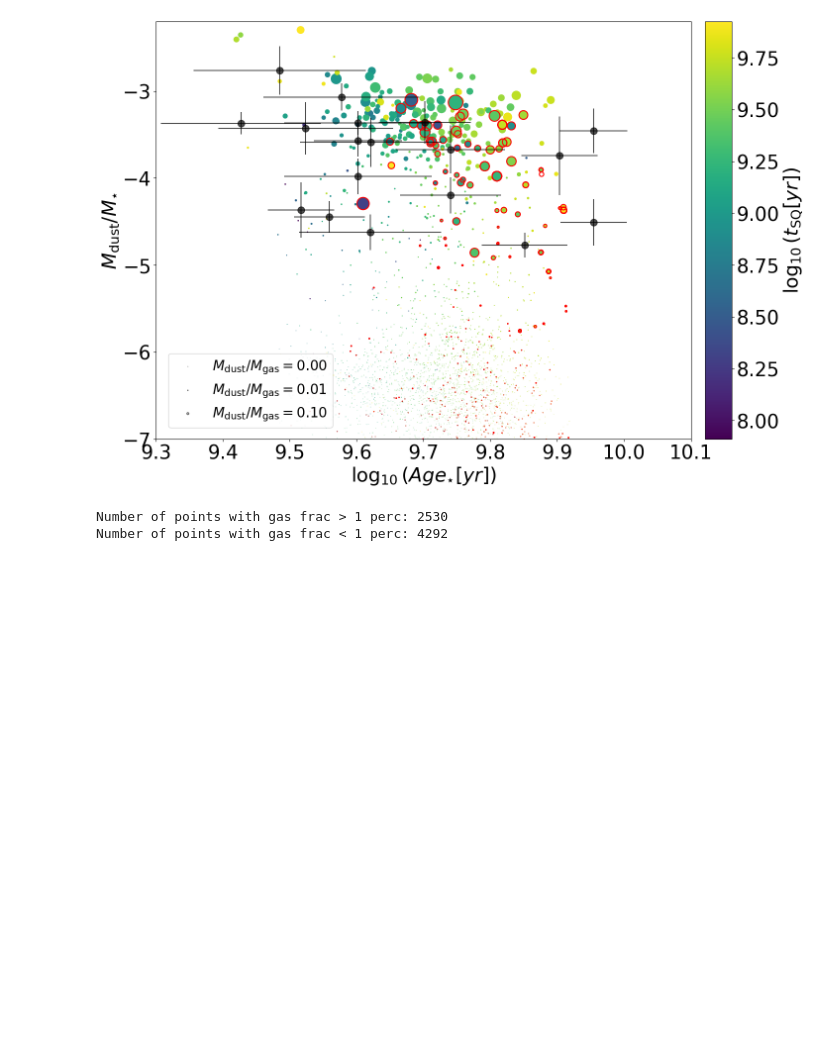
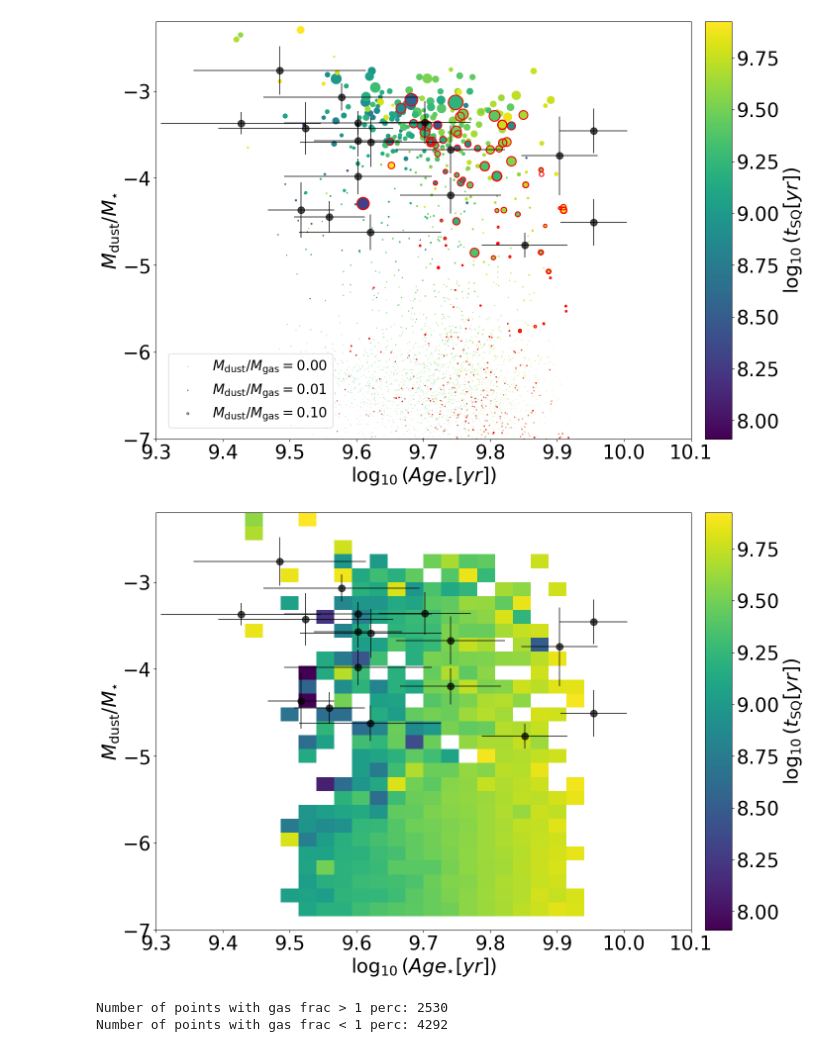
Before and after one commit to GiulianoLo/analize_simba_cgm, a Jupyter notebook: find_quenchers_fro_almac11.ipynb, the cells around one changed output. Saved outputs shown, nothing was run; the diff lists cells and outputs as text; code cells hidden in the pictures; blank space fills up the shorter version.

Commit message:
found plot for paper

```diff
--- a/find_quenchers_fro_almac11.ipynb
+++ b/find_quenchers_fro_almac11.ipynb
@@ -431,6 +431,86 @@ plt.savefig(os.path.join(sv.get_filetype_path('plot'), 'dust_age_relation_tsq_03
 Number of points with gas frac > 1 perc: 2530
 Number of points with gas frac < 1 perc: 4292
 [figure]
+# %%
+import matplotlib.pyplot as plt
+import matplotlib.gridspec as gridspec
+import numpy as np
+import os
+from astropy.io import fits
+
+# Calculate necessary quantities
+age = np.log10(sfr['mass_weighted_ages'][indx,:]*1e9)
+dust = sfr['dust_masses'][indx,:] / sfr['stellar_masses'][indx,:]
+gas = sfr['H2_masses'][indx,:] / sfr['stellar_masses'][indx,:]
+
+# Prepare data
+x = age[filtid]
+y = np.log10(dust[filtid])
+c = np.log10(tsq)
+
+# Bin edges
+xedges = np.linspace(9.3, 10.1, 30)
+yedges = np.linspace(-7, -2.2, 30)
+
+# Digitize x and y
+x_bin = np.digitize(x, xedges)
+y_bin = np.digitize(y, yedges)
+
+# 2D array to store average c in each bin
+heatmap = np.full((len(xedges), len(yedges)), np.nan)
+
+# Fill heatmap
+for i in range(1, len(xedges)):
+    for j in range(1, len(yedges)):
+        mask = (x_bin == i) & (y_bin == j)
+        if np.any(mask):
+            heatmap[i, j] = np.nanmedian(c[mask])
+
+# Set up the figure
+fig = plt.figure(figsize=(15, 15))
+gs = gridspec.GridSpec(3, 2, width_ratios=[4, 0.2], height_ratios=[0.3, 1, 4],
+                       wspace=0.05, hspace=0.05)
+
+ax_main = fig.add_subplot(gs[2, 0])
+
+# Show heatmap
+im = ax_main.imshow(
+    heatmap.T,
+    origin='lower',
+    extent=[xedges[0], xedges[-1], yedges[0], yedges[-1]],
+    aspect='auto',
+    cmap='viridis'
+)
+
+# Labels and limits
+ax_main.set_xlabel(r'$\log_{10}(Age_{\star} [yr])$')
+ax_main.set_ylabel(r'$M_{\rm dust}/M_{\star}$')
+ax_main.set_xlim(9.3, 10.1)
+ax_main.set_ylim(-7, -2.2)
+
+# Colorbar
+ax_cbar = fig.add_subplot(gs[2, 1])
+cbar = plt.colorbar(im, cax=ax_cbar, orientation='vertical')
+cbar.set_label(r'$\log_{10}(t_{\rm SQ}  [yr])$')
+
+# Add observational data
+mygals = '/home/lorenzong/ALMA_C11/ALMAC11_sed_ism_modeling_results.fits'
+with fits.open(mygals) as hdul:
+    hdu = hdul[1].data
+    oage = hdu['Age(log/yr)']
+    oage_e = hdu['Age(log/yr)_err']
+    odust = hdu['log(Dust_Fraction)']
+    odust_e = hdu['log(Dust_Fraction)_err']
+
+ax_main.errorbar(oage, odust,
+                 xerr=oage_e, yerr=odust_e,
+                 fmt='o', color='black', markersize=10,
+                 label='Observed Galaxies', alpha=0.7)
+
+# Save plot
+plt.savefig(os.path.join(sv.get_filetype_path('plot'), 'dust_age_relation_grid_tsq_036.png'), bbox_inches='tight')
+# %% [output]
+[figure, added]
 # %%
 import matplotlib.pyplot as plt
 import matplotlib.gridspec as gridspec
```
Also changed, not shown: 2 other files.
